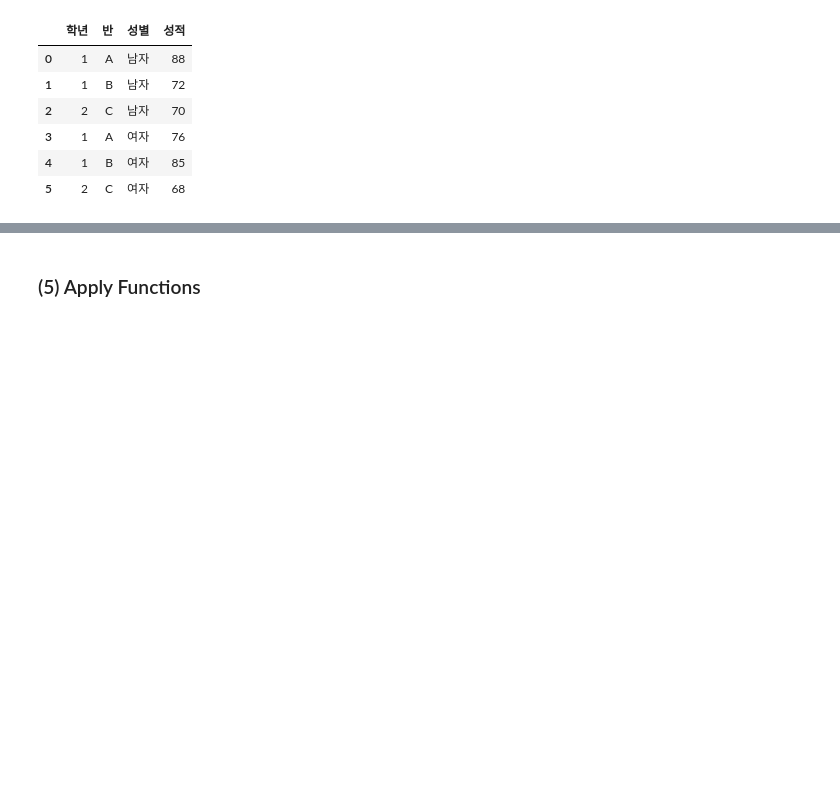
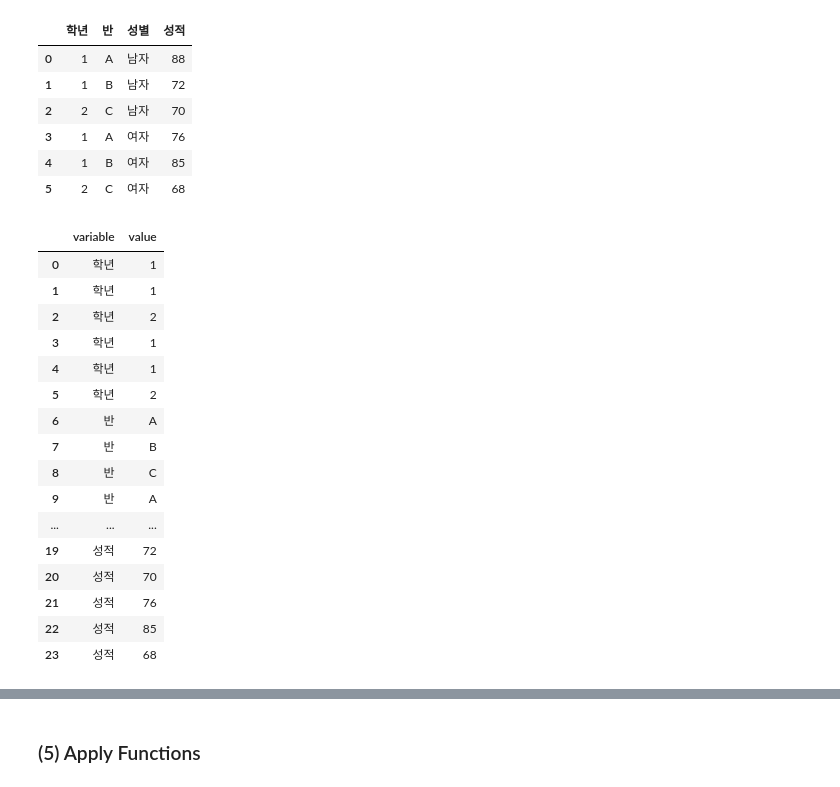
Before and after one commit to hjben/adp, a Jupyter notebook: 01_codebook_DATAFRAME.ipynb, the cells around one changed output, grey strips where cells are left out. Cells and saved outputs as stored; diff of their text form; code cells hidden in the pictures; blank space fills up the shorter version.

```diff
--- a/01_codebook_DATAFRAME.ipynb
+++ b/01_codebook_DATAFRAME.ipynb
@@ -1240,3 +1280,23 @@ score2.reset_index().melt(id_vars=['학년', '반'], var_name='성별', value_na
 | 3 | 1 | A | 여자 | 76 |
 | 4 | 1 | B | 여자 | 85 |
 | 5 | 2 | C | 여자 | 68 |
+# %%
+melted_score2.melt()
+# %% [output]
+|  | variable | value |
+| 0 | 학년 | 1 |
+| 1 | 학년 | 1 |
+| 2 | 학년 | 2 |
+| 3 | 학년 | 1 |
+| 4 | 학년 | 1 |
+| 5 | 학년 | 2 |
+| 6 | 반 | A |
+| 7 | 반 | B |
+| 8 | 반 | C |
+| 9 | 반 | A |
+| ... | ... | ... |
+| 19 | 성적 | 72 |
+| 20 | 성적 | 70 |
+| 21 | 성적 | 76 |
+| 22 | 성적 | 85 |
+| 23 | 성적 | 68 |
```
Also changed, not shown: parts of 39 cells of this notebook.
